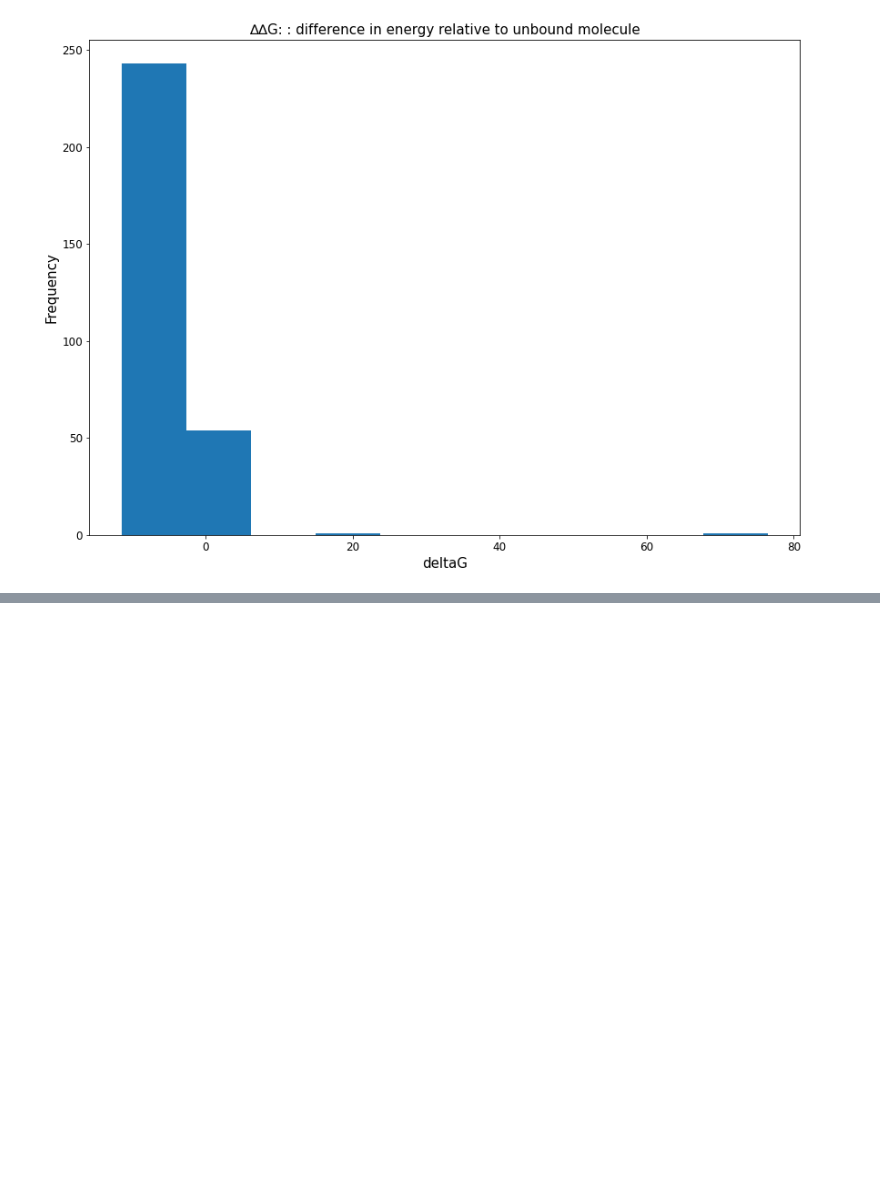
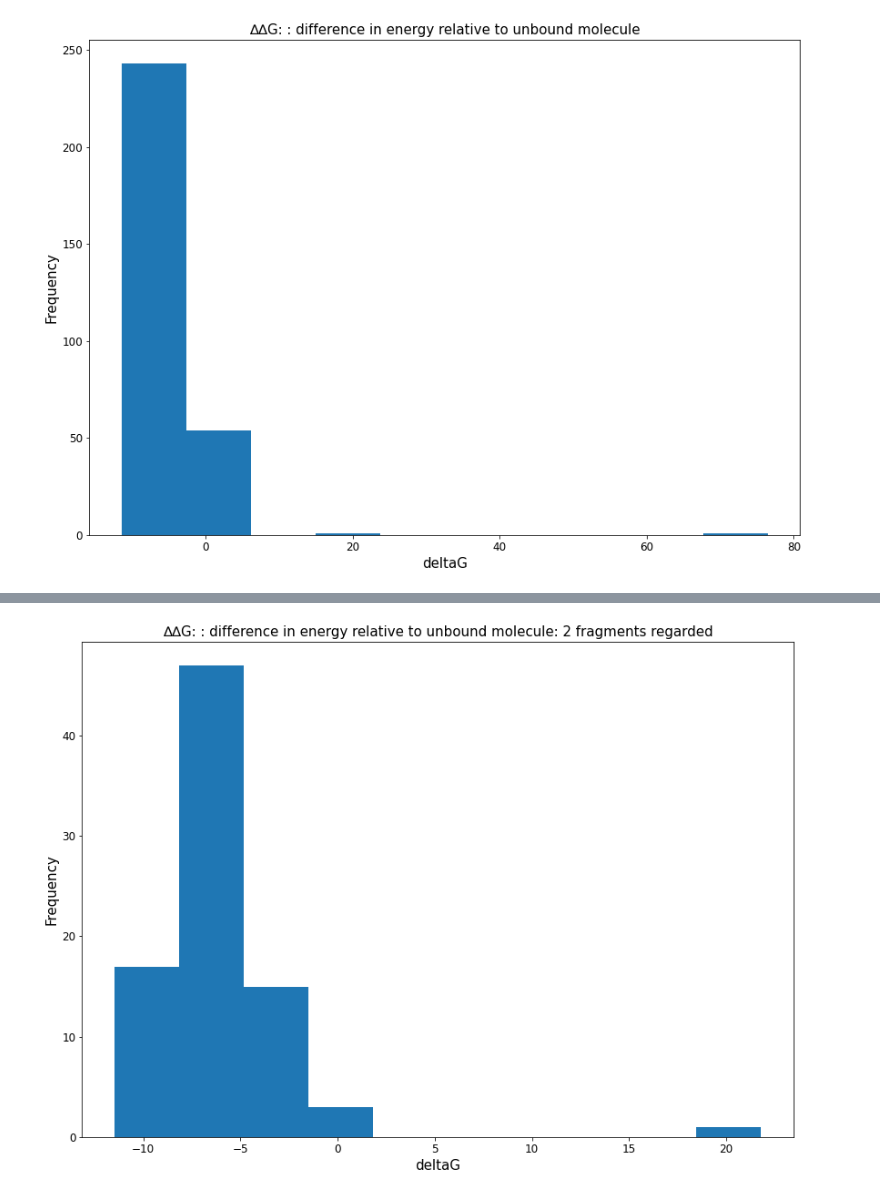
Before and after one commit to stephwills/fragment_network_merges, a Jupyter notebook: notebooks/analyse_fragmenstein_results.ipynb, the cells around one changed output, grey strips where cells are left out. Saved outputs shown, nothing was run; the diff lists cells and outputs as text; code cells hidden in the pictures; blank space fills up the shorter version.

Commit message:
Filtered according to Fragmenstein results

```diff
--- a/notebooks/analyse_fragmenstein_results.ipynb
+++ b/notebooks/analyse_fragmenstein_results.ipynb
@@ -131,0 +128,11 @@ plt.show()
+# %%
+plt.figure(figsize=(14,10))
+plt.hist([deltaGs[i] for i in filtered])
+plt.title('∆∆G: : difference in energy relative to unbound molecule: 2 fragments regarded', fontsize=15)
+plt.xlabel('deltaG', fontsize=15)
+plt.ylabel('Frequency', fontsize=15)
+plt.xticks(fontsize=12)
+plt.yticks(fontsize=12)
+plt.show()
+# %% [output]
+[figure, added]
```
Also changed, not shown: parts of 25 cells of this notebook, 1 other file.
